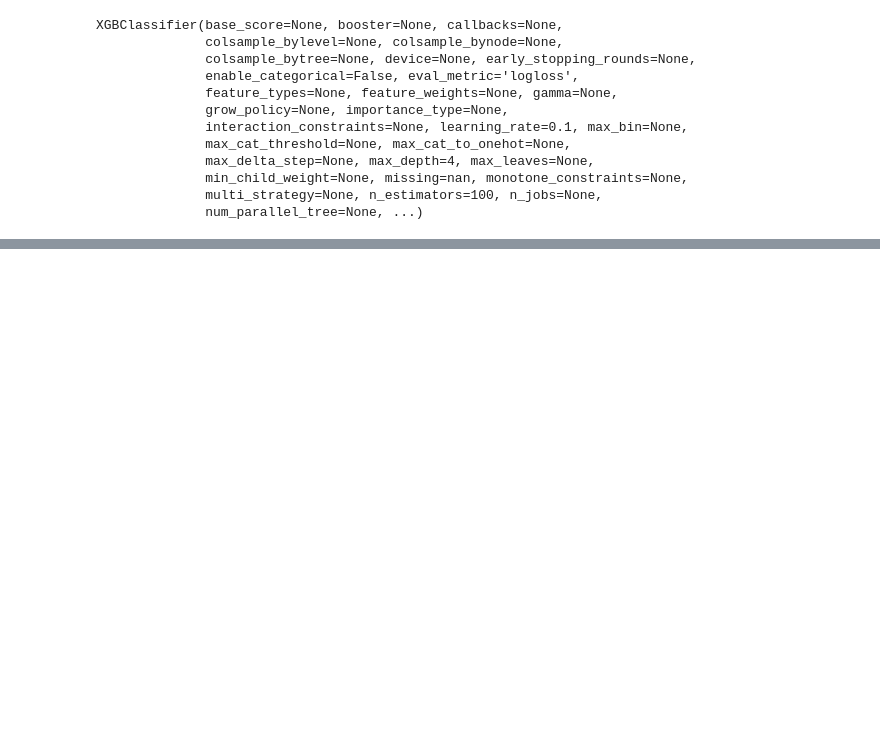
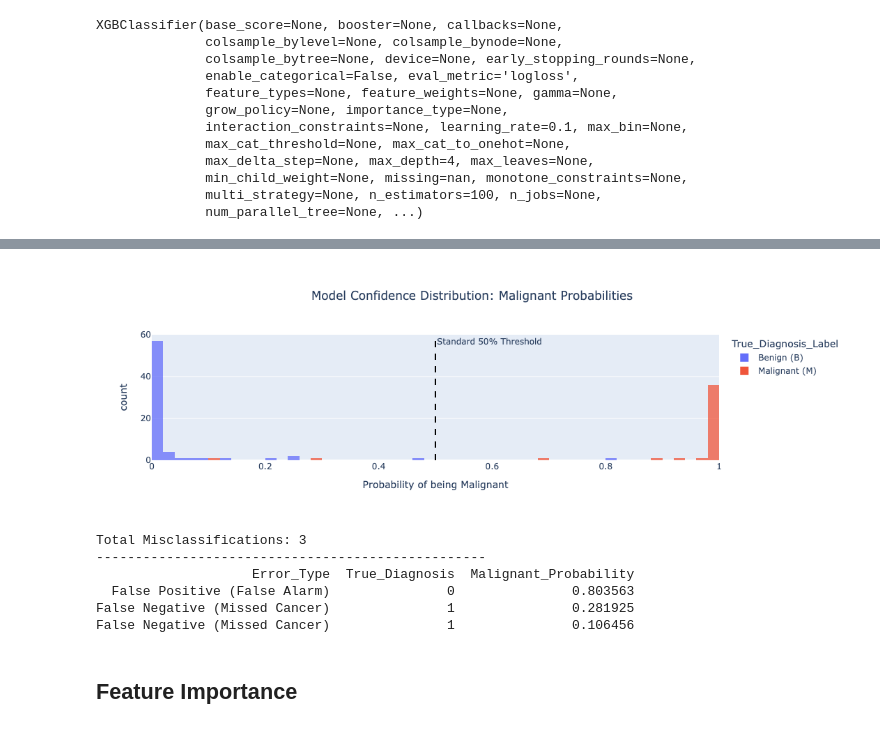
Before and after one commit to jentsang/BreastCancerDiagnostic, a Jupyter notebook: notebooks/binary_classification.ipynb, the cells around one changed output, grey strips where cells are left out. Cells and saved outputs as stored; diff of their text form; code cells hidden in the pictures; blank space fills up the shorter version.

```diff
--- a/notebooks/binary_classification.ipynb
+++ b/notebooks/binary_classification.ipynb
@@ -176,0 +189,21 @@ XGBoost Baseline Accuracy: 0.9825
+# %%
+import pandas as pd
+import plotly.express as px
+
+# 1. Get the raw probabilities
+# .predict_proba returns [[Prob_Benign, Prob_Malignant], ...]
+# We slice [:, 1] to grab just the Malignant probabilities
+y_proba = xgb_model.predict_proba(X_test)[:, 1]
+
+# 2. Create a DataFrame to see everything side-by-side
+results_df = pd.DataFrame({
+    'True_Diagnosis': y_test,          # 1 for M, 0 for B
+    'Predicted_Class': y_pred,         # What the model guessed
+    'Malignant_Probability': y_proba   # The confidence score (0.0 to 1.0)
+})
+
+# Let's map the 0/1 back to B/M for cleaner charting
+results_df['True_Diagnosis_Label'] = results_df['True_Diagnosis'].map({1: 'Malignant (M)', 0: 'Benign (B)'})
+
+# Take a look at the first few rows
+print(results_df.head())
@@ -177,3 +224,57 @@ XGBoost Baseline Accuracy: 0.9825
+# %%
+# 3. Plotly Histogram of Probabilities
+fig_prob = px.histogram(
+    results_df,
+    x="Malignant_Probability",
+    color="True_Diagnosis_Label",
+    nbins=50,
+    color_discrete_map={"Malignant (M)": "#ef553b", "Benign (B)": "#636efa"},
+    title="Model Confidence Distribution: Malignant Probabilities",
+    labels={"Malignant_Probability": "Probability of being Malignant", "count": "Number of Patients"},
+    barmode="overlay",
+    opacity=0.75
+)
+
+# Add a vertical dashed line at the standard 0.5 decision threshold
+fig_prob.add_vline(x=0.5, line_dash="dash", line_color="black", annotation_text="Standard 50% Threshold")
+
+fig_prob.update_layout(title_x=0.5)
+fig_prob.show()
+# %% [output]
+[figure, added]
+# %%
+analysis_df = pd.DataFrame({
+    'True_Diagnosis': y_test,
+    'Predicted_Diagnosis': y_pred,
+    'Malignant_Probability': y_proba
+})
+
+# 3. Filter for ONLY the mislabeled predictions
+mislabeled_df = analysis_df[analysis_df['True_Diagnosis'] != analysis_df['Predicted_Diagnosis']].copy()
+
+# 4. Add a descriptive error type
+def get_error_type(row):
+    if row['True_Diagnosis'] == 1 and row['Predicted_Diagnosis'] == 0:
+        return "False Negative (Missed Cancer)"
+    elif row['True_Diagnosis'] == 0 and row['Predicted_Diagnosis'] == 1:
+        return "False Positive (False Alarm)"
+    return "Unknown"
+
+mislabeled_df['Error_Type'] = mislabeled_df.apply(get_error_type, axis=1)
+
+# 5. Display the results, sorted by probability
+print(f"Total Misclassifications: {len(mislabeled_df)}")
+print("-" * 50)
+print(mislabeled_df[['Error_Type', 'True_Diagnosis', 'Malignant_Probability']].sort_values(by='Malignant_Probability', ascending=False).to_string(index=False))
+# %% [output]
+Total Misclassifications: 3
+--------------------------------------------------
+                    Error_Type  True_Diagnosis  Malignant_Probability
+  False Positive (False Alarm)               0               0.803563
+False Negative (Missed Cancer)               1               0.281925
+False Negative (Missed Cancer)               1               0.106456
+# %% [markdown]
+## Feature Importance
 # %%
 # 3. Extract Feature Importance
 importances = xgb_model.feature_importances_
```
Also changed, not shown: parts of 19 cells of this notebook, 18 other files.
